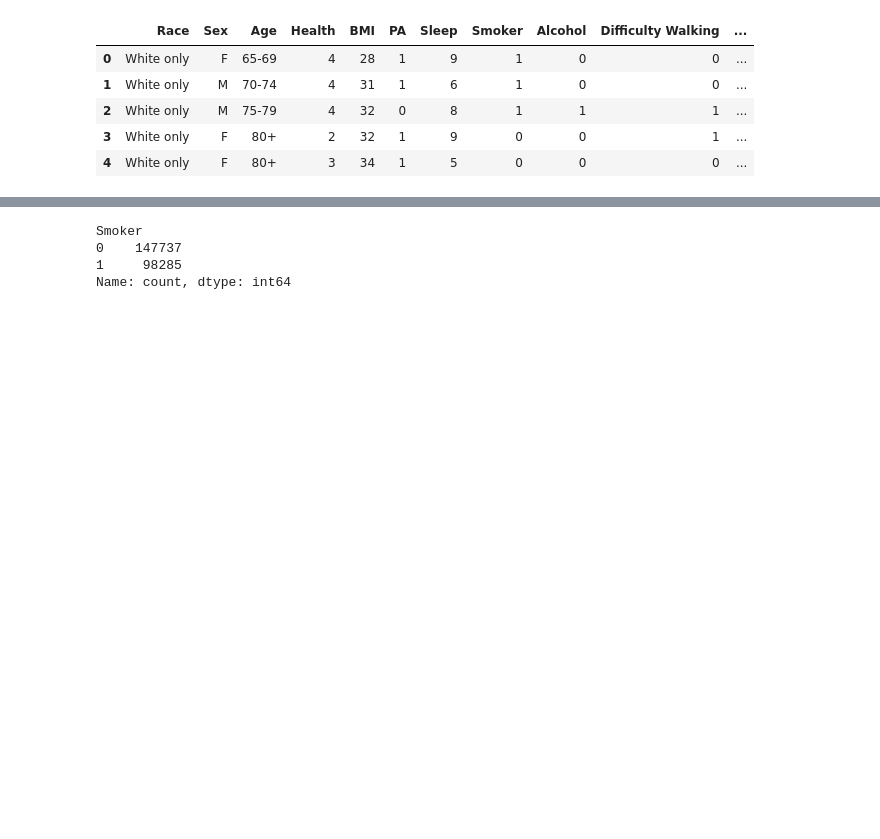
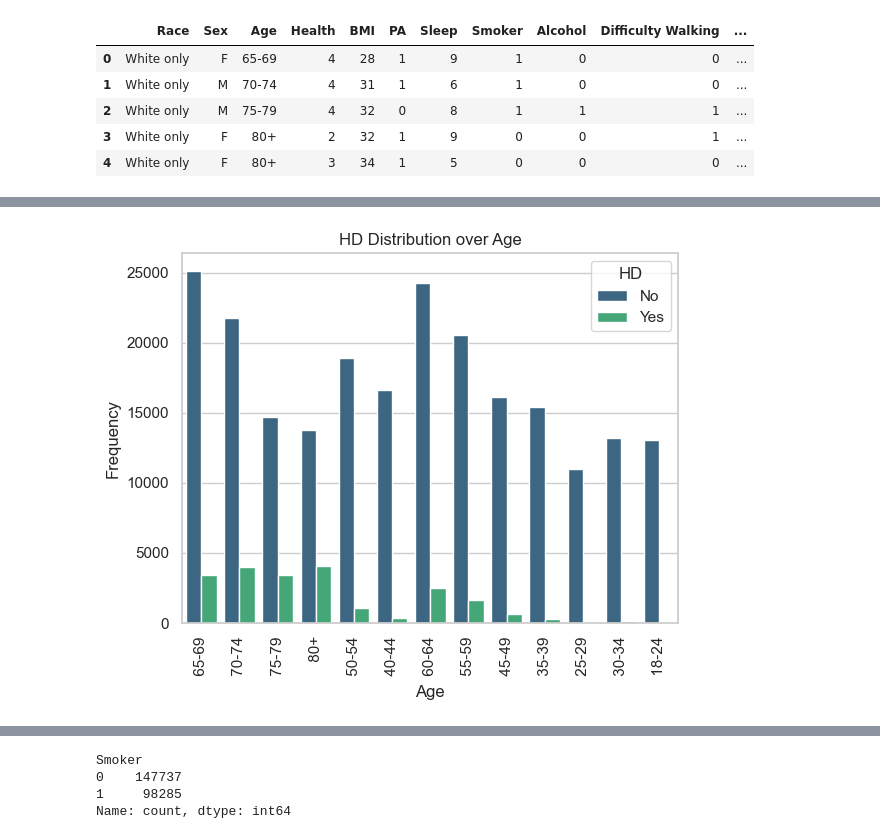
Before and after one commit to hotredcar/Project-1-Group-4, a Jupyter notebook: main-ali.ipynb, the cells around one changed output, grey strips where cells are left out. Saved outputs shown, nothing was run; the diff lists cells and outputs as text; code cells hidden in the pictures; blank space fills up the shorter version.

```diff
--- a/main-ali.ipynb
+++ b/main-ali.ipynb
@@ -209,0 +292,16 @@ dtype: int64
+# %%
+sns.countplot(x=filtered_data_reordered['Age'], hue='HD', data=filtered_data_reordered, palette='viridis')
+
+plt.title('HD Distribution over Age')
+
+# Set labels and rotate x-axis labels
+plt.xlabel('Age')
+plt.ylabel('Frequency')
+plt.xticks(rotation=90)  # Adjust the rotation angle as needed
+legend_labels = ['No', 'Yes']
+plt.legend(title='HD', labels=legend_labels,loc='upper right')
+
+# Show the plot
+plt.show()
+# %% [output]
+[figure, added]
```
Also changed, not shown: parts of 55 cells of this notebook, 2 other files.
